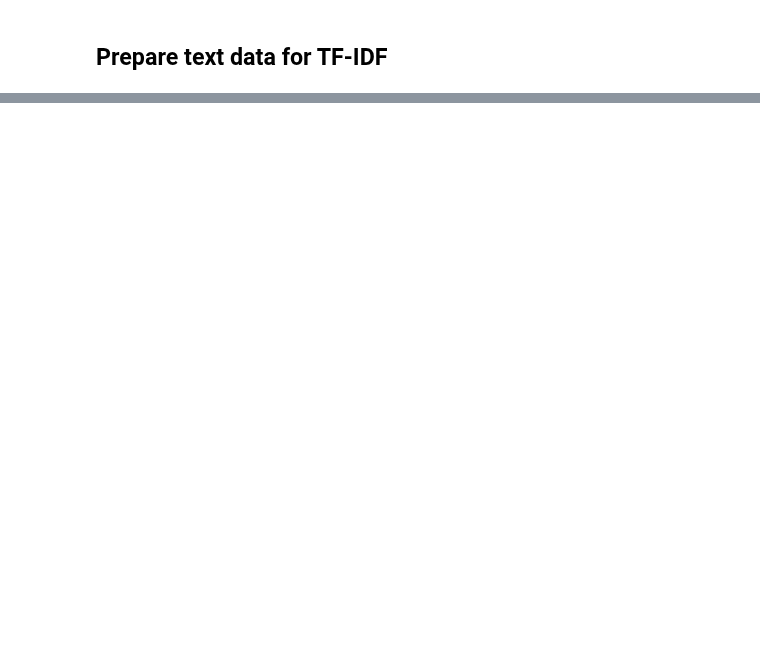
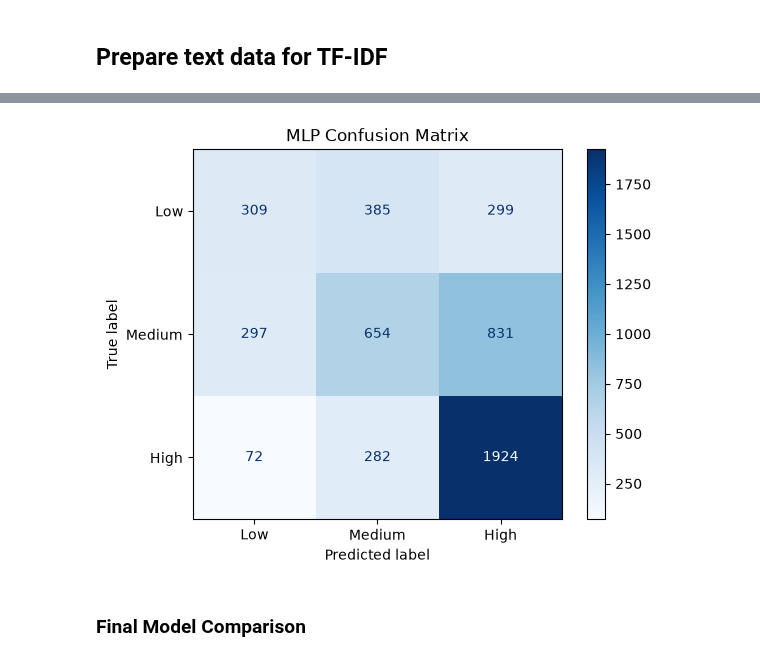
Before and after one commit to PerisN/Final_Capstone_Project, a Jupyter notebook: project.ipynb, the cells around one changed output, grey strips where cells are left out. Cells and saved outputs as stored; diff of their text form; code cells hidden in the pictures; blank space fills up the shorter version.

```diff
--- a/project.ipynb
+++ b/project.ipynb
@@ -972,15 +1010,18 @@ X_nontext = model_df.drop(
         'Severity',
         'Incurred',
         'ClaimDescription',
-        'ClaimDescription_Lemmatized'
+        'ClaimDescription_Lemmatized',
+        'ClaimDescription_Stemmed'
     ],
     errors='ignore'
 )
 
 print("Input features shape:", X_nontext.shape)
 print("Target shape:", y.shape)
+
 print("\nInput feature columns:")
 print(X_nontext.columns.tolist())
+
 print("\nTarget distribution:")
 print(y.value_counts())
 # %% [output]
@@ -1219,0 +1617,26 @@ Combined testing shape: (5053, 511)
+# %%
+# Evaluate the MLP model
+
+# Calculate accuracy
+print("MLP Accuracy:", accuracy_score(y_test, y_pred_mlp))
+
+# Classification report
+print("\nClassification Report:")
+print(classification_report(
+    y_test,
+    y_pred_mlp,
+    labels=['High','Low', 'Medium', ],
+    zero_division=0
+))
+
+# Numerical confusion matrix
+cm_mlp = confusion_matrix(
+    y_test,
+    y_pred_mlp,
+    labels=['Low', 'Medium', 'High']
+)
+
+print("\nConfusion Matrix:")
+print("Rows = Actual classes; Columns = Predicted classes")
+print("Class order: Low, Medium, High")
+print(cm_mlp)
@@ -1219,0 +1676,14 @@ Combined testing shape: (5053, 511)
+# %%
+# confusion matrix visualization
+disp = ConfusionMatrixDisplay(
+    confusion_matrix=cm_mlp,
+    display_labels=['Low', 'Medium', 'High']
+)
+
+disp.plot(cmap='Blues', values_format='d')
+plt.title("MLP Confusion Matrix")
+plt.show()
+# %% [output]
+[figure, added]
+# %% [markdown]
+### Final Model Comparison
```
Also changed, not shown: parts of 137 cells of this notebook, 2 other files.
